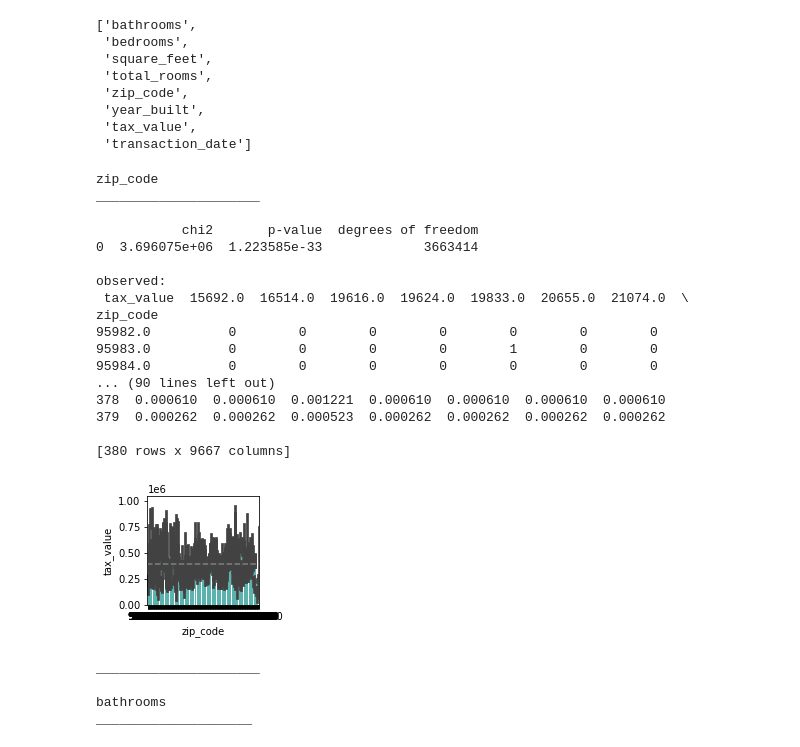
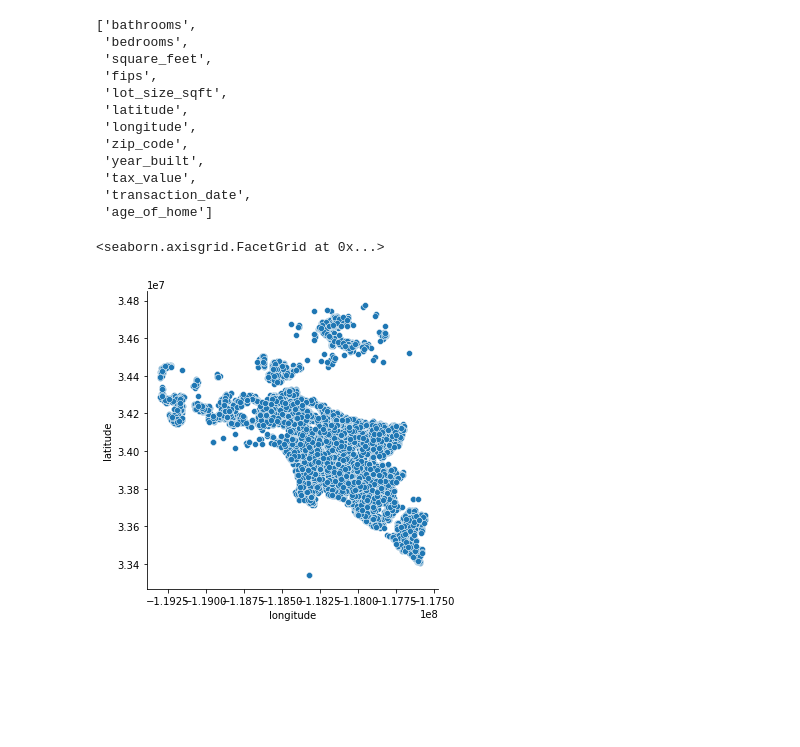
Before and after one commit to mdalton87/regression-exercises, a Jupyter notebook: regression_project/test_zillow.ipynb, the cells around one changed output. Drawn from its saved outputs; the diff is of its cells as text; code cells hidden in the pictures; blank space fills up the shorter version.

```diff
--- a/regression_project/test_zillow.ipynb
+++ b/regression_project/test_zillow.ipynb
@@ -62,4 +142,0 @@ features = ['parcelid', 'bathroomcnt', 'bedroomcnt', 'calculatedfinishedsquarefe
-# %%
-df = df[features]
-# %%
-df.set_index('parcelid', inplace=True)
@@ -77,9 +142,0 @@ list(df.columns)
-# %%
-df.columns = ['bathrooms',
- 'bedrooms',
- 'square_feet',
- 'total_rooms',
- 'zip_code',
- 'year_built',
- 'tax_value',
- 'transaction_date']
@@ -116,2 +142,0 @@ cols = list(df.columns)
-# %%
-df = ex.remove_outliers(df, 'tax_value', multiplier=1.5)
@@ -128,11 +152,15 @@ train.shape, validate.shape, test.shape
 # %%
-list(df.columns)
+list(train.columns)
 # %% [output]
 ['bathrooms',
  'bedrooms',
  'square_feet',
- 'total_rooms',
+ 'fips',
+ 'lot_size_sqft',
+ 'latitude',
+ 'longitude',
  'zip_code',
  'year_built',
  'tax_value',
- 'transaction_date']
+ 'transaction_date',
+ 'age_of_home']
@@ -143,25 +166,0 @@ quant_vars = ['bathrooms','bedrooms','square_feet','total_rooms','year_built', '
-# %%
-ex.explore_bivariate(train, target, cat_vars, quant_vars)
-# %% [output]
-zip_code
-_____________________
-
-           chi2       p-value  degrees of freedom
-0  3.696075e+06  1.223585e-33             3663414
-
-observed:
- tax_value  15692.0  16514.0  19616.0  19624.0  19833.0  20655.0  21074.0  \
-zip_code
-95982.0          0        0        0        0        0        0        0
-95983.0          0        0        0        0        1        0        0
-95984.0          0        0        0        0        0        0        0
-... (90 lines left out)
-378  0.000610  0.000610  0.001221  0.000610  0.000610  0.000610  0.000610
-379  0.000262  0.000262  0.000523  0.000262  0.000262  0.000262  0.000262
-
-[380 rows x 9667 columns]
-[figure, removed]
-_____________________
-
-bathrooms
-____________________
@@ -167,0 +171,5 @@ ____________________
+# %%
+sns.relplot(data=train, y='latitude', x='longitude',)
+# %% [output]
+<seaborn.axisgrid.FacetGrid at 0x...>
+[figure, added]
```
Also changed, not shown: parts of 33 cells of this notebook, 5 other files.
